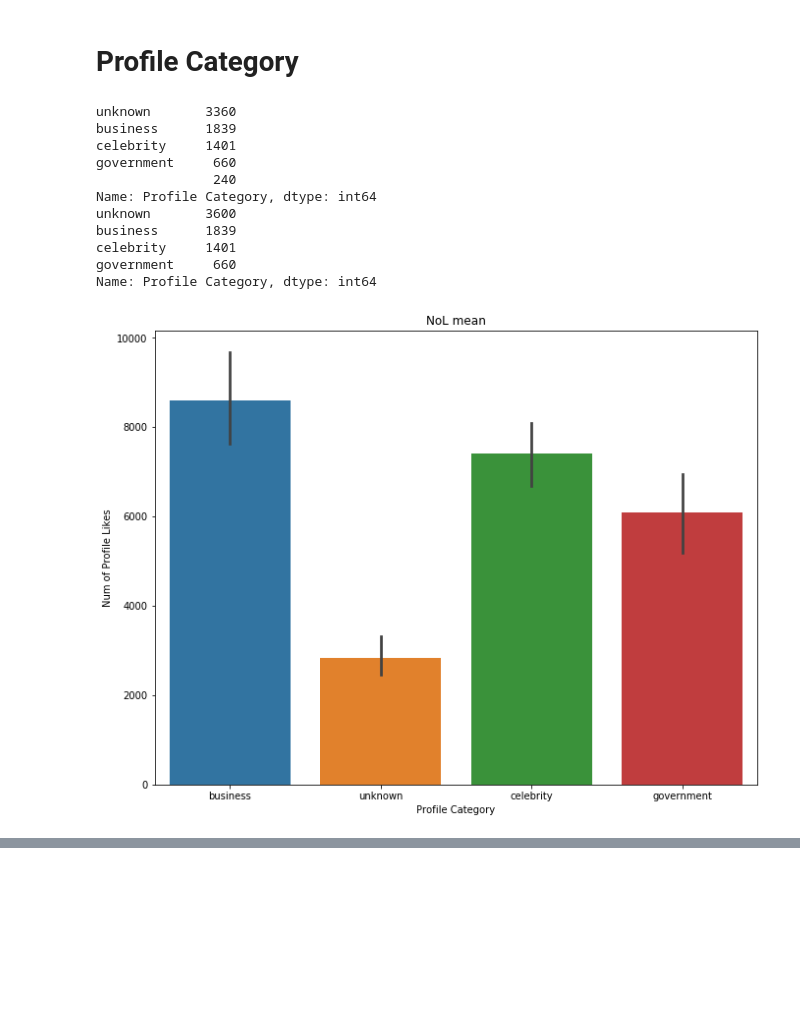
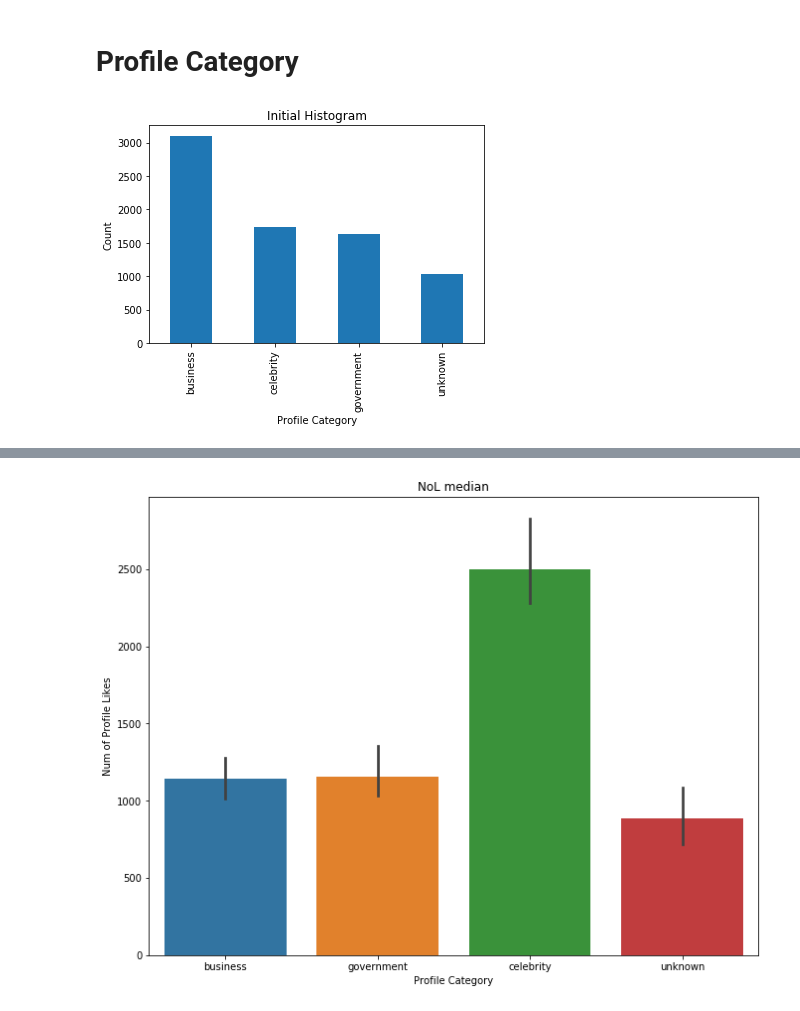
Before and after one commit to aelimame/DataScienceProject, a Jupyter notebook: Moiny_notebook.ipynb, the cells around one changed output, grey strips where cells are left out. Cells and saved outputs as stored; diff of their text form; code cells hidden in the pictures; blank space fills up the shorter version.

Commit message:
Added commented Profile verif cleaning + Update my notebook

```diff
--- a/Moiny_notebook.ipynb
+++ b/Moiny_notebook.ipynb
@@ -23,6 +34,6 @@ ImportError: attempted relative import with no known parent package
 # %%
 # Load train dataset
-raw_df = pd.read_csv("../src_data/train.csv")
+raw_df = pd.read_csv("src_data/train.csv")
 # %% [markdown]
 # User Language
 # %%
@@ -78,35 +83,75 @@ Not english count: 2179
 # %% [markdown]
 # Profile Category
 # %%
-value_counts = raw_df['Profile Category'].value_counts()
-print(value_counts)
-
 # Clean
 profile_df = raw_df.copy(deep=True)
-profile_df = profile_df[['Profile Category', 'Num of Profile Likes']]
 profile_df['Profile Category'] = profile_df['Profile Category'].replace(r'^\s*$', 'unknown', regex=True)
-value_counts = profile_df['Profile Category'].value_counts()
-print(value_counts)
+
+# Histogram
+
+profile_df['Profile Category'].value_counts().plot(kind='bar')
+plt.xlabel('Profile Category')
+plt.ylabel('Count')
+plt.title('Initial Histogram')
+plt.show()
+
+# Barplots
 
 fig, ax = plt.subplots()
 fig.set_size_inches(11, 8.5)
 sns.barplot(x="Profile Category", y="Num of Profile Likes", data=profile_df, estimator=np.mean).set_title('NoL mean')
 plt.show()
 
 fig, ax = plt.subplots()
 fig.set_size_inches(11, 8.5)
 sns.barplot(x="Profile Category", y="Num of Profile Likes", data=profile_df, estimator=np.median).set_title('NoL median')
 plt.show()
+
+# Missing values filler
+mvf = MissingValuesFiller()
+
+# K = 1
+profile_df = raw_df.copy(deep=True)
+profile_df['Profile Category'] = profile_df['Profile Category'].replace(r'^\s*$', 'unknown', regex=True)
+profile_df = mvf.fill_missing_values(profile_df, 'Profile Category', 'unknown', 'Num of Status Updates', 1)
+
+profile_df['Profile Category'].value_counts().plot(kind='bar')
+plt.xlabel('Profile Category')
+plt.ylabel('Count')
+plt.title('Post missing values filled (k=1)')
+plt.show()
+
+# K = 2
+profile_df = raw_df.copy(deep=True)
+profile_df['Profile Category'] = profile_df['Profile Category'].replace(r'^\s*$', 'unknown', regex=True)
+profile_df = mvf.fill_missing_values(profile_df, 'Profile Category', 'unknown', 'Num of Status Updates', 2)
+
+profile_df['Profile Category'].value_counts().plot(kind='bar')
+plt.xlabel('Profile Category')
+plt.ylabel('Count')
+plt.title('Post missing values filled (k=2)')
+plt.show()
+
+# K = 5
+profile_df = raw_df.copy(deep=True)
+profile_df['Profile Category'] = profile_df['Profile Category'].replace(r'^\s*$', 'unknown', regex=True)
+profile_df = mvf.fill_missing_values(profile_df, 'Profile Category', 'unknown', 'Num of Status Updates', 5)
+
+profile_df['Profile Category'].value_counts().plot(kind='bar')
+plt.xlabel('Profile Category')
+plt.ylabel('Count')
+plt.title('Post missing values filled (k=5)')
+plt.show()
+
+# K = 20
+profile_df = raw_df.copy(deep=True)
+profile_df['Profile Category'] = profile_df['Profile Category'].replace(r'^\s*$', 'unknown', regex=True)
+profile_df = mvf.fill_missing_values(profile_df, 'Profile Category', 'unknown', 'Num of Status Updates', 20)
+
+profile_df['Profile Category'].value_counts().plot(kind='bar')
+plt.xlabel('Profile Category')
+plt.ylabel('Count')
+plt.title('Post missing values filled (k=20)')
+plt.show()
 # %% [output]
-unknown       3360
-business      1839
-celebrity     1401
-government     660
-               240
-Name: Profile Category, dtype: int64
-unknown       3600
-business      1839
-celebrity     1401
-government     660
-Name: Profile Category, dtype: int64
-[figure, old version]
+[figure, new version]
@@ -123,0 +159 @@ Name: Profile Category Code, dtype: int64
+[figure, added]
```
Also changed, not shown: parts of 5 cells of this notebook, 1 other file.
